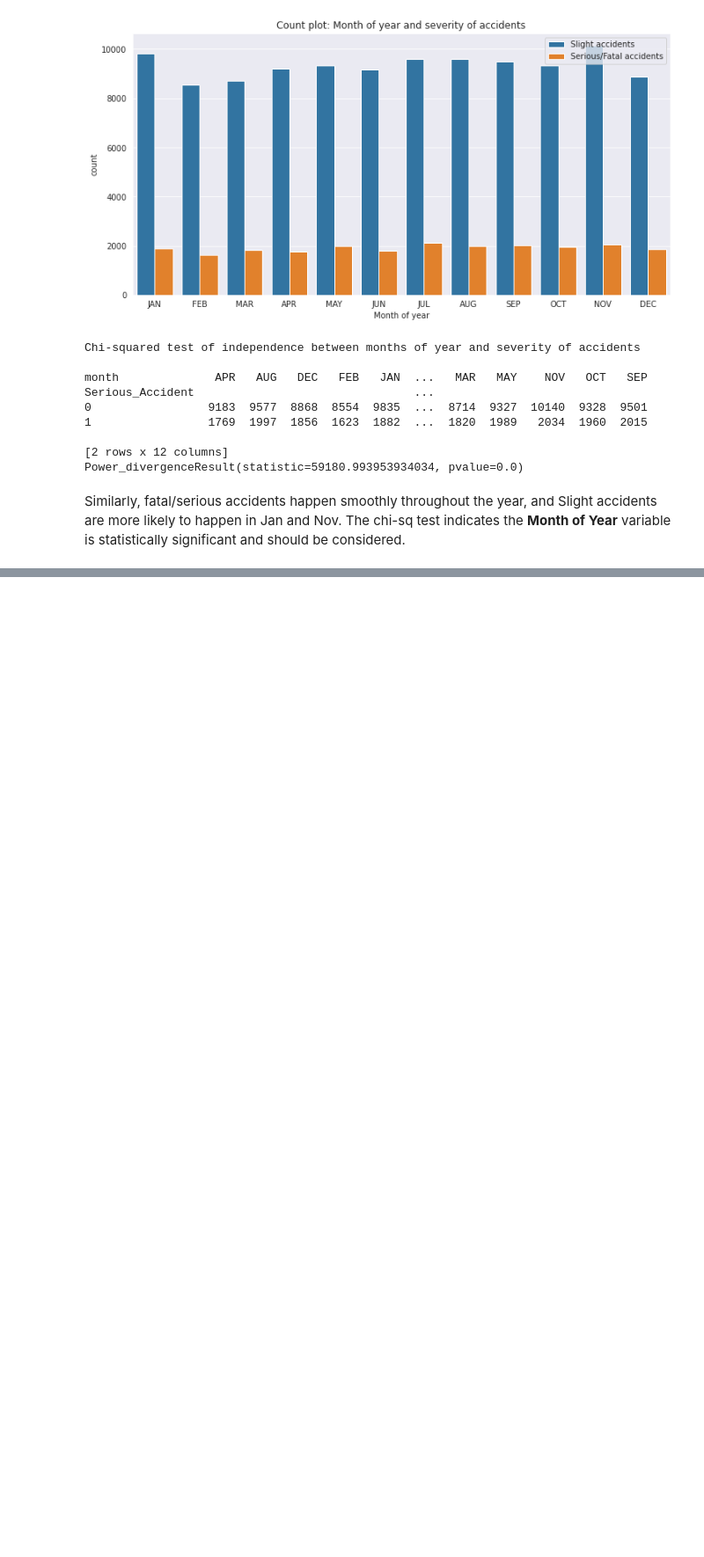
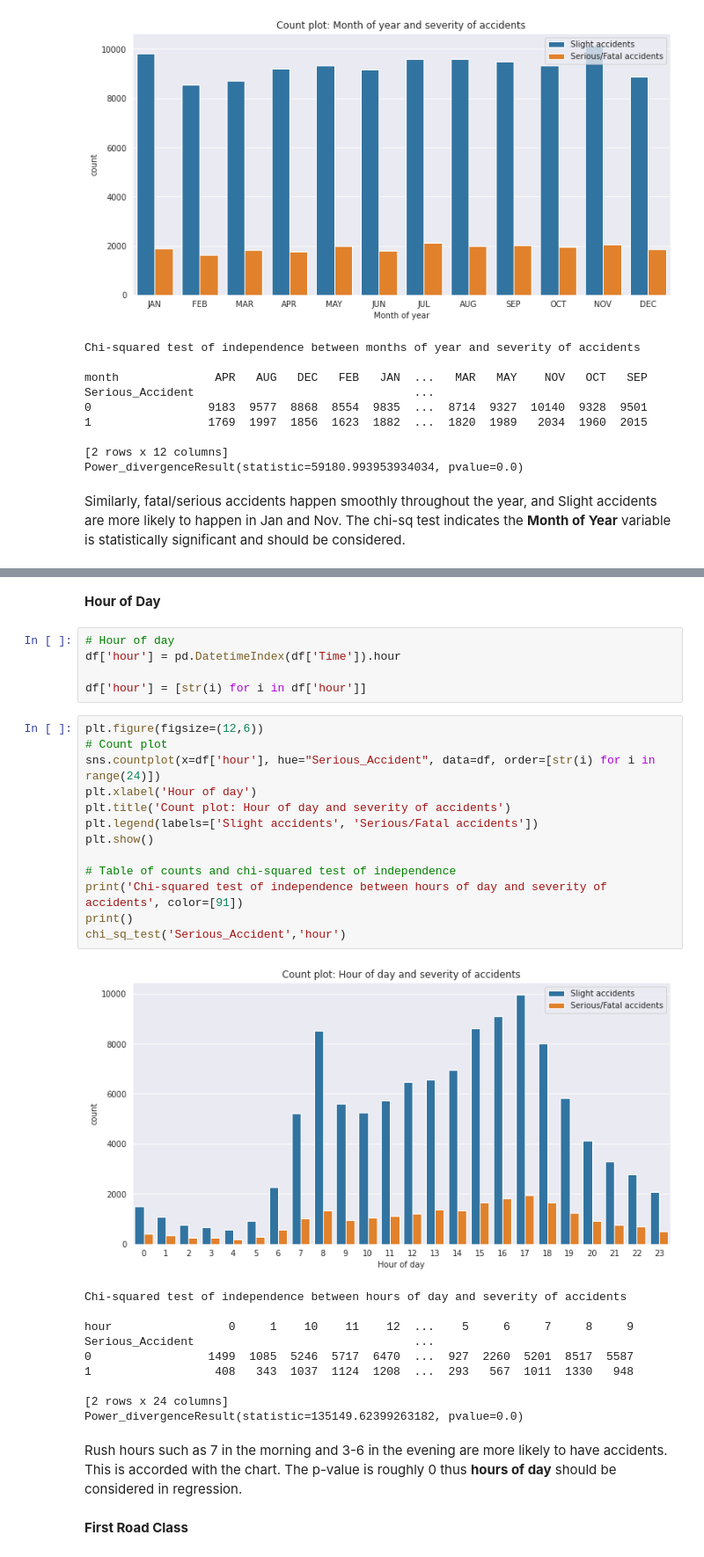
Before and after one commit to brian-pan/road-safety-machine-learning-report, a Jupyter notebook: machine_learning_python_project_one.ipynb, the cells around one changed output, grey strips where cells are left out. Shown at 88% size. Cells and saved outputs as stored; diff of their text form; blank space fills up the shorter version.

```diff
--- a/machine_learning_python_project_one.ipynb
+++ b/machine_learning_python_project_one.ipynb
@@ -443,0 +479,35 @@ Similarly, fatal/serious accidents happen smoothly throughout the year, and Slig
+# %% [markdown]
+**Hour of Day**
+# %%
+# Hour of day
+df['hour'] = pd.DatetimeIndex(df['Time']).hour
+
+df['hour'] = [str(i) for i in df['hour']]
+# %%
+plt.figure(figsize=(12,6))
+# Count plot
+sns.countplot(x=df['hour'], hue="Serious_Accident", data=df, order=[str(i) for i in range(24)])
+plt.xlabel('Hour of day')
+plt.title('Count plot: Hour of day and severity of accidents')
+plt.legend(labels=['Slight accidents', 'Serious/Fatal accidents'])
+plt.show()
+
+# Table of counts and chi-squared test of independence
+print('Chi-squared test of independence between hours of day and severity of accidents', color=[91])
+print()
+chi_sq_test('Serious_Accident','hour')
+# %% [output]
+[figure, added]
+Chi-squared test of independence between hours of day and severity of accidents
+
+hour                 0     1    10    11    12  ...    5     6     7     8     9
+Serious_Accident                                ...
+0                 1499  1085  5246  5717  6470  ...  927  2260  5201  8517  5587
+1                  408   343  1037  1124  1208  ...  293   567  1011  1330   948
+
+[2 rows x 24 columns]
+Power_divergenceResult(statistic=135149.62399263182, pvalue=0.0)
+# %% [markdown]
+Rush hours such as 7 in the morning and 3-6 in the evening are more likely to have accidents. This is accorded with the chart. The p-value is roughly 0 thus **hours of day** should be considered in regression.
+# %% [markdown]
+**First Road Class**
```
Also changed, not shown: parts of 13 cells of this notebook.
